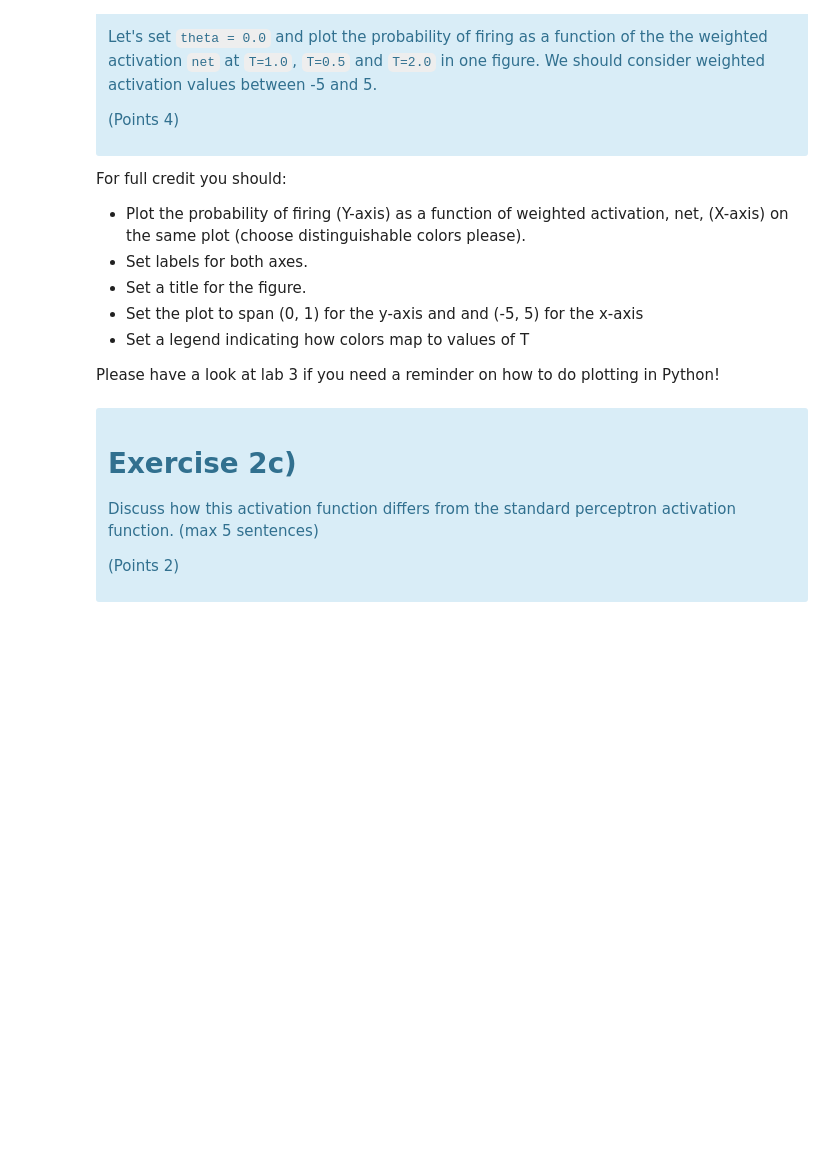
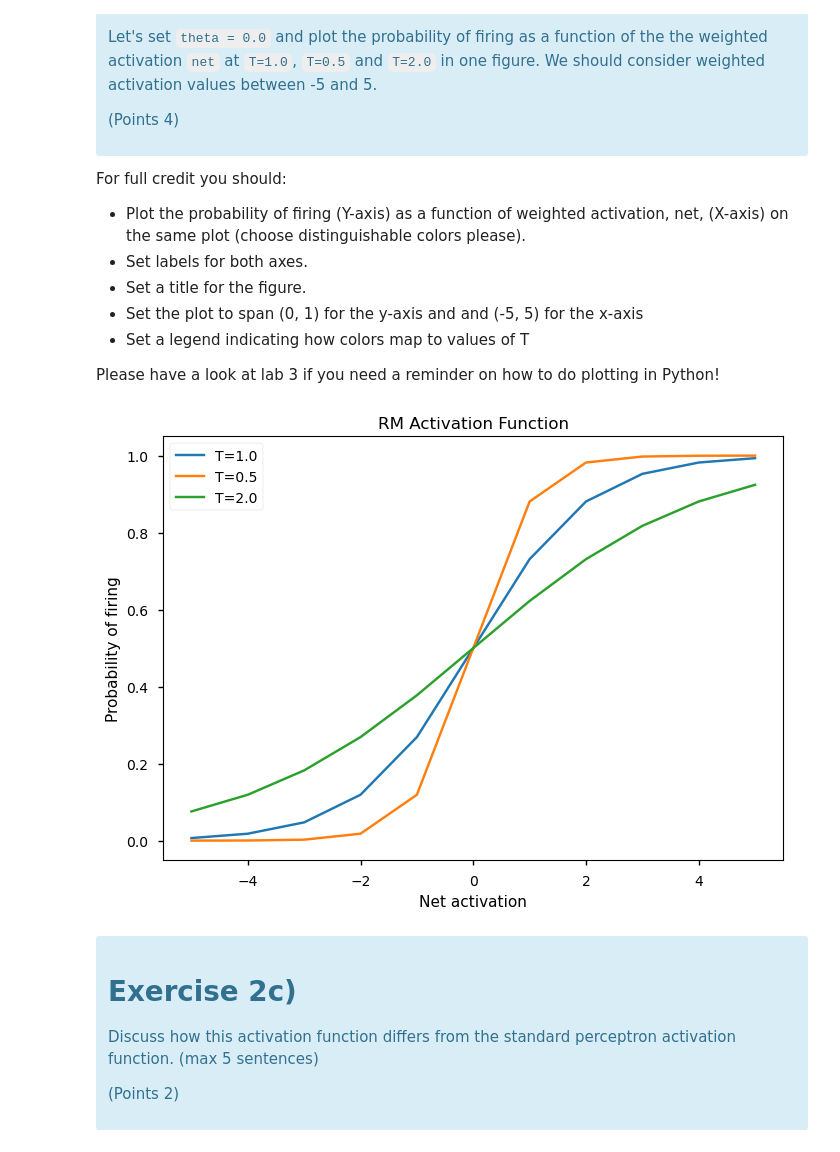
Before and after one commit to al04t/cogsci-assignment1, a Jupyter notebook: Assignment1.ipynb, the cells around one changed output. Saved outputs shown, nothing was run; the diff lists cells and outputs as text; code cells hidden in the pictures; blank space fills up the shorter version.

```diff
--- a/Assignment1.ipynb
+++ b/Assignment1.ipynb
@@ -268,17 +268,28 @@ Please have a look at lab 3 if you need a reminder on how to do plotting in Pyth
 # %%
 # calculate and plot the probability of firing at different T values
 #
 # net_activation = np.arange(-5, 6)
 # p_T1 = rm_activation_function(net_activation, theta=0.0, T=1.0)
 # p_T05 = ...
 # p_T2 = ...
 #
 
 # YOUR CODE HERE
 net_activation = np.arange(-5, 6)
 p_T1 = rm_activation_function(net_activation, theta=0.0, T=1.0)
 p_T05 = rm_activation_function(net_activation, theta=0.0, T=0.5)
 p_T2 = rm_activation_function(net_activation, theta=0.0, T=2.0)
+
+plt.plot(net_activation, p_T1, label='T=1.0')
+plt.plot(net_activation, p_T05, label='T=0.5')
+plt.plot(net_activation, p_T2, label='T=2.0')
+plt.xlabel('Net activation')
+plt.ylabel('Probability of firing')
+plt.title('RM Activation Function')
+plt.legend()
+plt.show()
+# %% [output]
+[figure, added]
 # %% [markdown]
 <div class="alert alert-info" role="alert">
 <h1>Exercise 2c)</h1>
```
Also changed, not shown: parts of 9 cells of this notebook.
